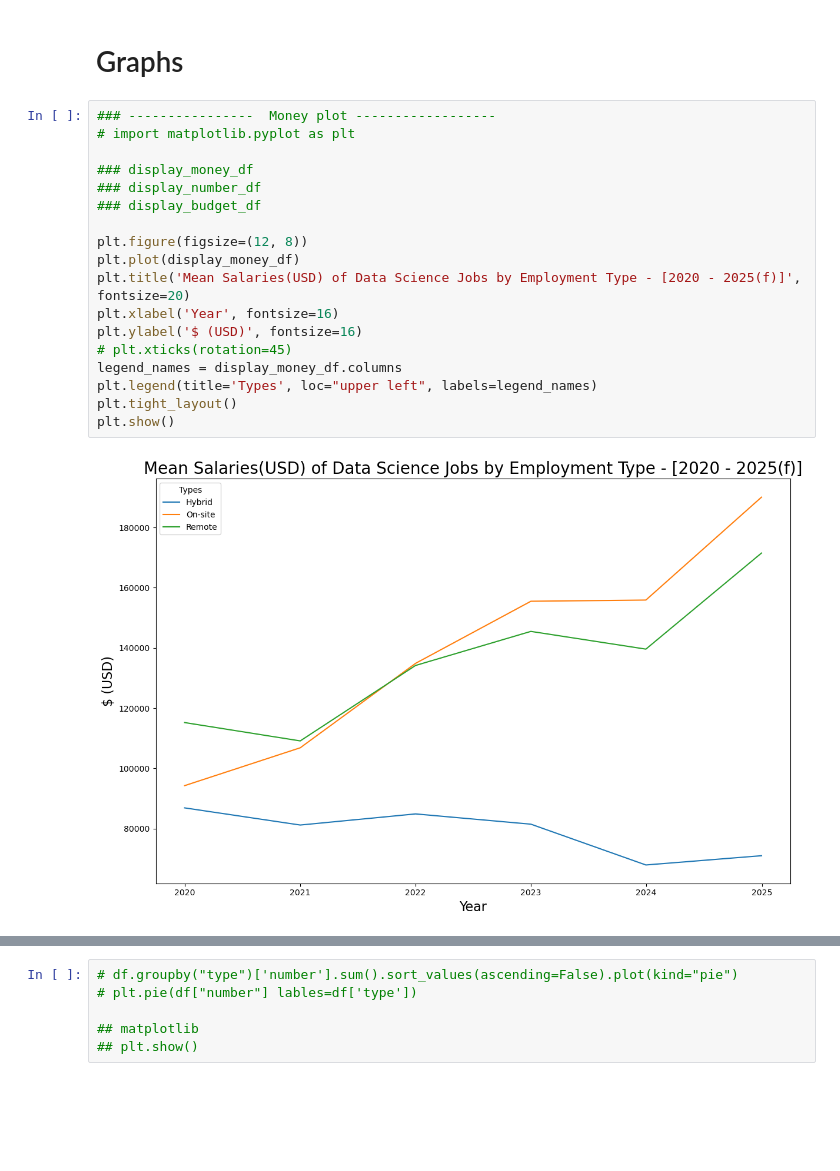
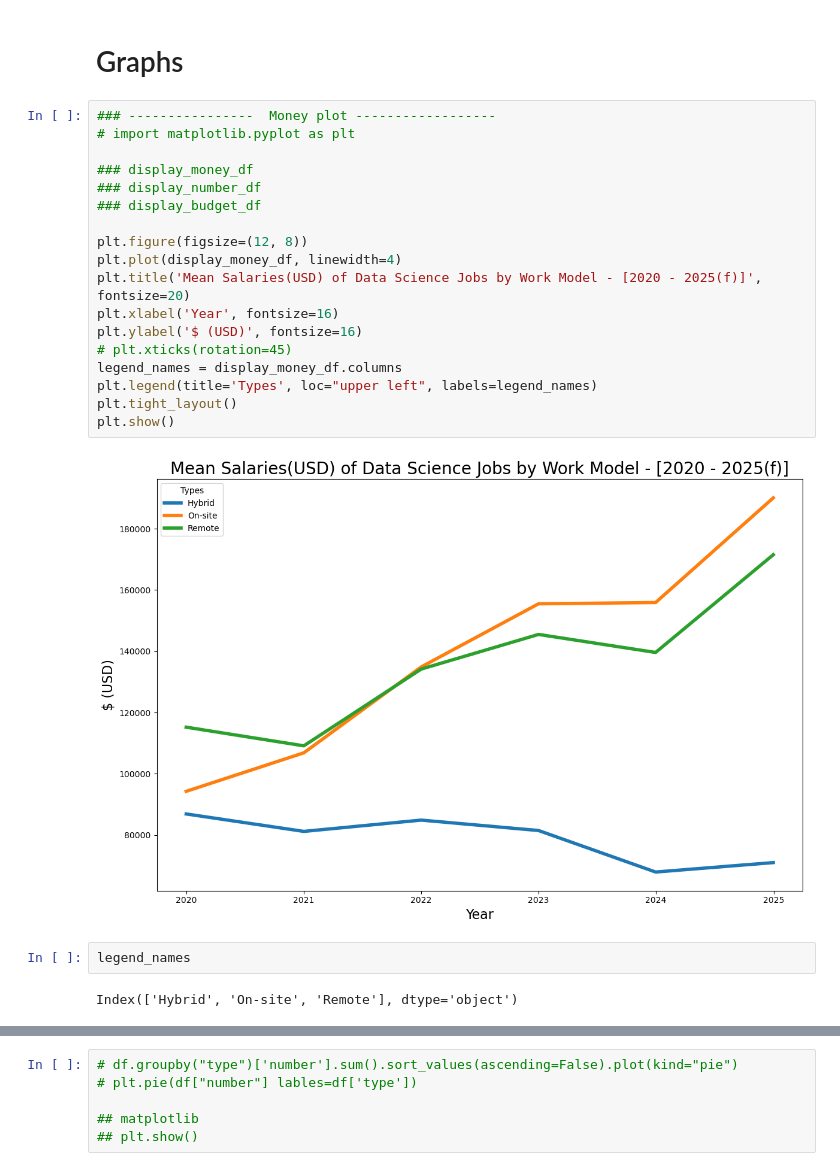
Before and after one commit to sellerstx1982/data_science_salaries, a Jupyter notebook: data_science_salaries_bauer.ipynb, the cells around one changed output, grey strips where cells are left out. Drawn from its saved outputs; the diff is of its cells as text; blank space fills up the shorter version.

```diff
--- a/data_science_salaries_bauer.ipynb
+++ b/data_science_salaries_bauer.ipynb
@@ -399,20 +399,24 @@ display(display_budget_df.plot())
 # %%
 ### ----------------  Money plot ------------------
 # import matplotlib.pyplot as plt
 
 ### display_money_df
 ### display_number_df
 ### display_budget_df
 
 plt.figure(figsize=(12, 8))
-plt.plot(display_money_df)
-plt.title('Mean Salaries(USD) of Data Science Jobs by Employment Type - [2020 - 2025(f)]', fontsize=20)
+plt.plot(display_money_df, linewidth=4)
+plt.title('Mean Salaries(USD) of Data Science Jobs by Work Model - [2020 - 2025(f)]', fontsize=20)
 plt.xlabel('Year', fontsize=16)
 plt.ylabel('$ (USD)', fontsize=16)
 # plt.xticks(rotation=45)
 legend_names = display_money_df.columns
 plt.legend(title='Types', loc="upper left", labels=legend_names)
 plt.tight_layout()
 plt.show()
 # %% [output]
-[figure, old version]
+[figure, new version]
+# %%
+legend_names
+# %% [output]
+Index(['Hybrid', 'On-site', 'Remote'], dtype='object')
```
Also changed, not shown: parts of 4 cells of this notebook.
